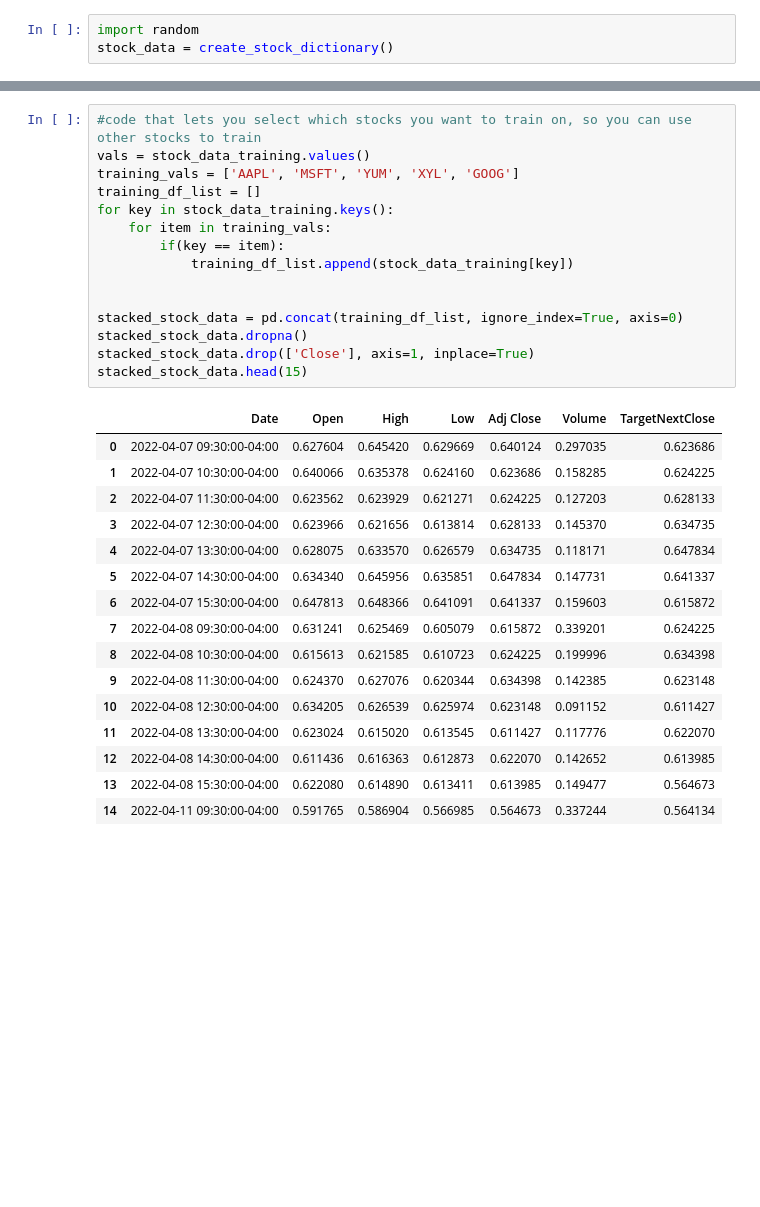
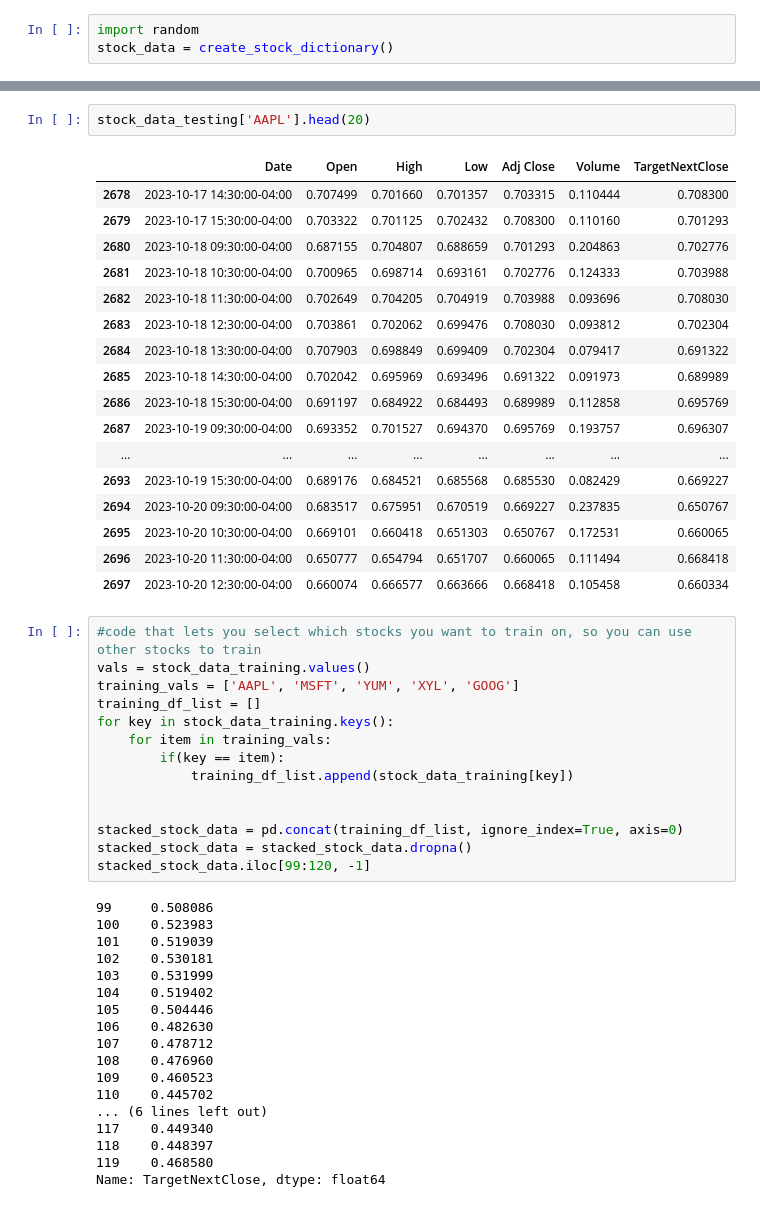
Before and after one commit to kwandji113/Algorithmic-Trading-Bot-, a Jupyter notebook: Test.ipynb, the cells around one changed output, grey strips where cells are left out. Drawn from its saved outputs; the diff is of its cells as text; blank space fills up the shorter version.

```diff
--- a/Test.ipynb
+++ b/Test.ipynb
@@ -52,3 +72,23 @@ for i in stock_data.keys():
+# %%
+stock_data_testing['AAPL'].head(20)
+# %% [output]
+|  | Date | Open | High | Low | Adj Close | Volume | TargetNextClose |
+| 2678 | 2023-10-17 14:30:00-04:00 | 0.707499 | 0.701660 | 0.701357 | 0.703315 | 0.110444 | 0.708300 |
+| 2679 | 2023-10-17 15:30:00-04:00 | 0.703322 | 0.701125 | 0.702432 | 0.708300 | 0.110160 | 0.701293 |
+| 2680 | 2023-10-18 09:30:00-04:00 | 0.687155 | 0.704807 | 0.688659 | 0.701293 | 0.204863 | 0.702776 |
+| 2681 | 2023-10-18 10:30:00-04:00 | 0.700965 | 0.698714 | 0.693161 | 0.702776 | 0.124333 | 0.703988 |
+| 2682 | 2023-10-18 11:30:00-04:00 | 0.702649 | 0.704205 | 0.704919 | 0.703988 | 0.093696 | 0.708030 |
+| 2683 | 2023-10-18 12:30:00-04:00 | 0.703861 | 0.702062 | 0.699476 | 0.708030 | 0.093812 | 0.702304 |
+| 2684 | 2023-10-18 13:30:00-04:00 | 0.707903 | 0.698849 | 0.699409 | 0.702304 | 0.079417 | 0.691322 |
+| 2685 | 2023-10-18 14:30:00-04:00 | 0.702042 | 0.695969 | 0.693496 | 0.691322 | 0.091973 | 0.689989 |
+| 2686 | 2023-10-18 15:30:00-04:00 | 0.691197 | 0.684922 | 0.684493 | 0.689989 | 0.112858 | 0.695769 |
+| 2687 | 2023-10-19 09:30:00-04:00 | 0.693352 | 0.701527 | 0.694370 | 0.695769 | 0.193757 | 0.696307 |
+| ... | ... | ... | ... | ... | ... | ... | ... |
+| 2693 | 2023-10-19 15:30:00-04:00 | 0.689176 | 0.684521 | 0.685568 | 0.685530 | 0.082429 | 0.669227 |
+| 2694 | 2023-10-20 09:30:00-04:00 | 0.683517 | 0.675951 | 0.670519 | 0.669227 | 0.237835 | 0.650767 |
+| 2695 | 2023-10-20 10:30:00-04:00 | 0.669101 | 0.660418 | 0.651303 | 0.650767 | 0.172531 | 0.660065 |
+| 2696 | 2023-10-20 11:30:00-04:00 | 0.650777 | 0.654794 | 0.651707 | 0.660065 | 0.111494 | 0.668418 |
+| 2697 | 2023-10-20 12:30:00-04:00 | 0.660074 | 0.666577 | 0.663666 | 0.668418 | 0.105458 | 0.660334 |
 # %%
 #code that lets you select which stocks you want to train on, so you can use other stocks to train
 vals = stock_data_training.values()
@@ -61,26 +101,26 @@ for key in stock_data_training.keys():
 
 
 stacked_stock_data = pd.concat(training_df_list, ignore_index=True, axis=0)
-stacked_stock_data.dropna()
-stacked_stock_data.drop(['Close'], axis=1, inplace=True)
-stacked_stock_data.head(15)
+stacked_stock_data = stacked_stock_data.dropna()
+stacked_stock_data.iloc[99:120, -1]
 # %% [output]
-|  | Date | Open | High | Low | Adj Close | Volume | TargetNextClose |
-| 0 | 2022-04-07 09:30:00-04:00 | 0.627604 | 0.645420 | 0.629669 | 0.640124 | 0.297035 | 0.623686 |
-| 1 | 2022-04-07 10:30:00-04:00 | 0.640066 | 0.635378 | 0.624160 | 0.623686 | 0.158285 | 0.624225 |
-| 2 | 2022-04-07 11:30:00-04:00 | 0.623562 | 0.623929 | 0.621271 | 0.624225 | 0.127203 | 0.628133 |
-| 3 | 2022-04-07 12:30:00-04:00 | 0.623966 | 0.621656 | 0.613814 | 0.628133 | 0.145370 | 0.634735 |
-| 4 | 2022-04-07 13:30:00-04:00 | 0.628075 | 0.633570 | 0.626579 | 0.634735 | 0.118171 | 0.647834 |
-| 5 | 2022-04-07 14:30:00-04:00 | 0.634340 | 0.645956 | 0.635851 | 0.647834 | 0.147731 | 0.641337 |
-| 6 | 2022-04-07 15:30:00-04:00 | 0.647813 | 0.648366 | 0.641091 | 0.641337 | 0.159603 | 0.615872 |
-| 7 | 2022-04-08 09:30:00-04:00 | 0.631241 | 0.625469 | 0.605079 | 0.615872 | 0.339201 | 0.624225 |
-| 8 | 2022-04-08 10:30:00-04:00 | 0.615613 | 0.621585 | 0.610723 | 0.624225 | 0.199996 | 0.634398 |
-| 9 | 2022-04-08 11:30:00-04:00 | 0.624370 | 0.627076 | 0.620344 | 0.634398 | 0.142385 | 0.623148 |
-| 10 | 2022-04-08 12:30:00-04:00 | 0.634205 | 0.626539 | 0.625974 | 0.623148 | 0.091152 | 0.611427 |
-| 11 | 2022-04-08 13:30:00-04:00 | 0.623024 | 0.615020 | 0.613545 | 0.611427 | 0.117776 | 0.622070 |
-| 12 | 2022-04-08 14:30:00-04:00 | 0.611436 | 0.616363 | 0.612873 | 0.622070 | 0.142652 | 0.613985 |
-| 13 | 2022-04-08 15:30:00-04:00 | 0.622080 | 0.614890 | 0.613411 | 0.613985 | 0.149477 | 0.564673 |
-| 14 | 2022-04-11 09:30:00-04:00 | 0.591765 | 0.586904 | 0.566985 | 0.564673 | 0.337244 | 0.564134 |
+99     0.508086
+100    0.523983
+101    0.519039
+102    0.530181
+103    0.531999
+104    0.519402
+105    0.504446
+106    0.482630
+107    0.478712
+108    0.476960
+109    0.460523
+110    0.445702
+... (6 lines left out)
+117    0.449340
+118    0.448397
+119    0.468580
+Name: TargetNextClose, dtype: float64
 # %%
 xs, ys = [], []
 #for actuallly training data
```
Also changed, not shown: parts of 10 cells of this notebook, 1 other file.
